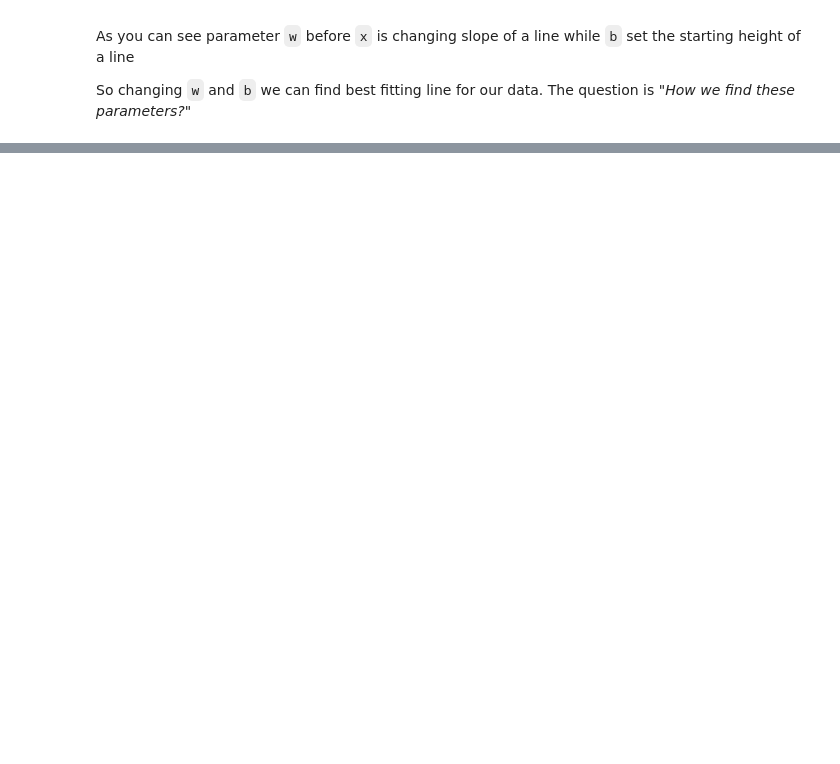
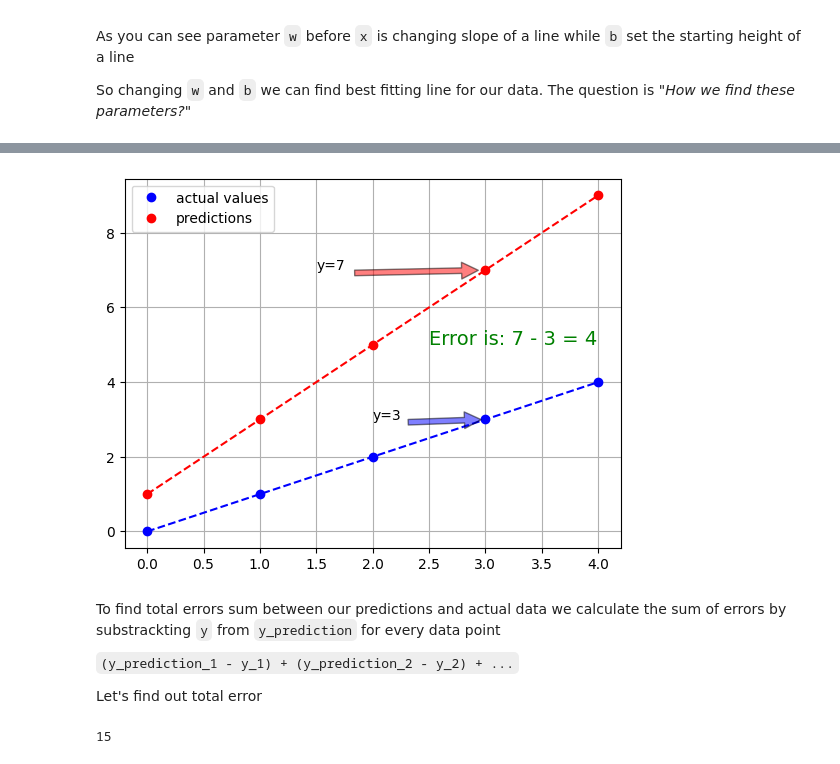
Before and after one commit to 7evenUp/learning_ai, a Jupyter notebook: linear-regression/single-linear-regression.ipynb, the cells around one changed output, grey strips where cells are left out. Cells and saved outputs as stored; diff of their text form; code cells hidden in the pictures; blank space fills up the shorter version.

Commit message:
Explained cost function

```diff
--- a/linear-regression/single-linear-regression.ipynb
+++ b/linear-regression/single-linear-regression.ipynb
@@ -52,0 +119,39 @@ So changing `w` and `b` we can find best fitting line for our data. The question
+# %%
+x = np.arange(5)
+w, b = 2, 1
+
+plt.plot(x, 'b--')
+plt.plot(x, 'bo', label="actual values")
+plt.plot(w*x+b, 'r--')
+plt.plot(w*x+b, 'ro', label="predictions")
+plt.legend()
+plt.annotate('y=7', xy=(3, 7), xytext=(1.5, 7),
+             arrowprops=dict(facecolor='red', shrink=0.05, alpha=0.5))
+plt.annotate('y=3', xy=(3, 3), xytext=(2, 3),
+             arrowprops=dict(facecolor='blue', shrink=0.05, alpha=0.5))
+plt.text(2.5, 5, 'Error is: 7 - 3 = 4', color="Green", fontsize=14)
+plt.grid(True)
+plt.show()
+# %% [output]
+[figure, added]
+# %% [markdown]
+To find total errors sum between our predictions and actual data we calculate the sum of errors by substrackting `y` from `y_prediction` for every data point
+
+`(y_prediction_1 - y_1) + (y_prediction_2 - y_2) + ...`
+
+Let's find out total error
+# %%
+array = np.arange(5)
+w, b = 2, 1
+
+# implementing linear function f(x)=wx+b
+def f(w,b, x):
+    return w*x + b
+
+sum_cost = 0
+for x in array:
+    sum_cost += f(w,b,x) - x # in our case y=x, so i use x
+
+print('Our cost function is: ', sum_cost)
+# %% [output]
+15
```
Also changed, not shown: parts of 14 cells of this notebook.
